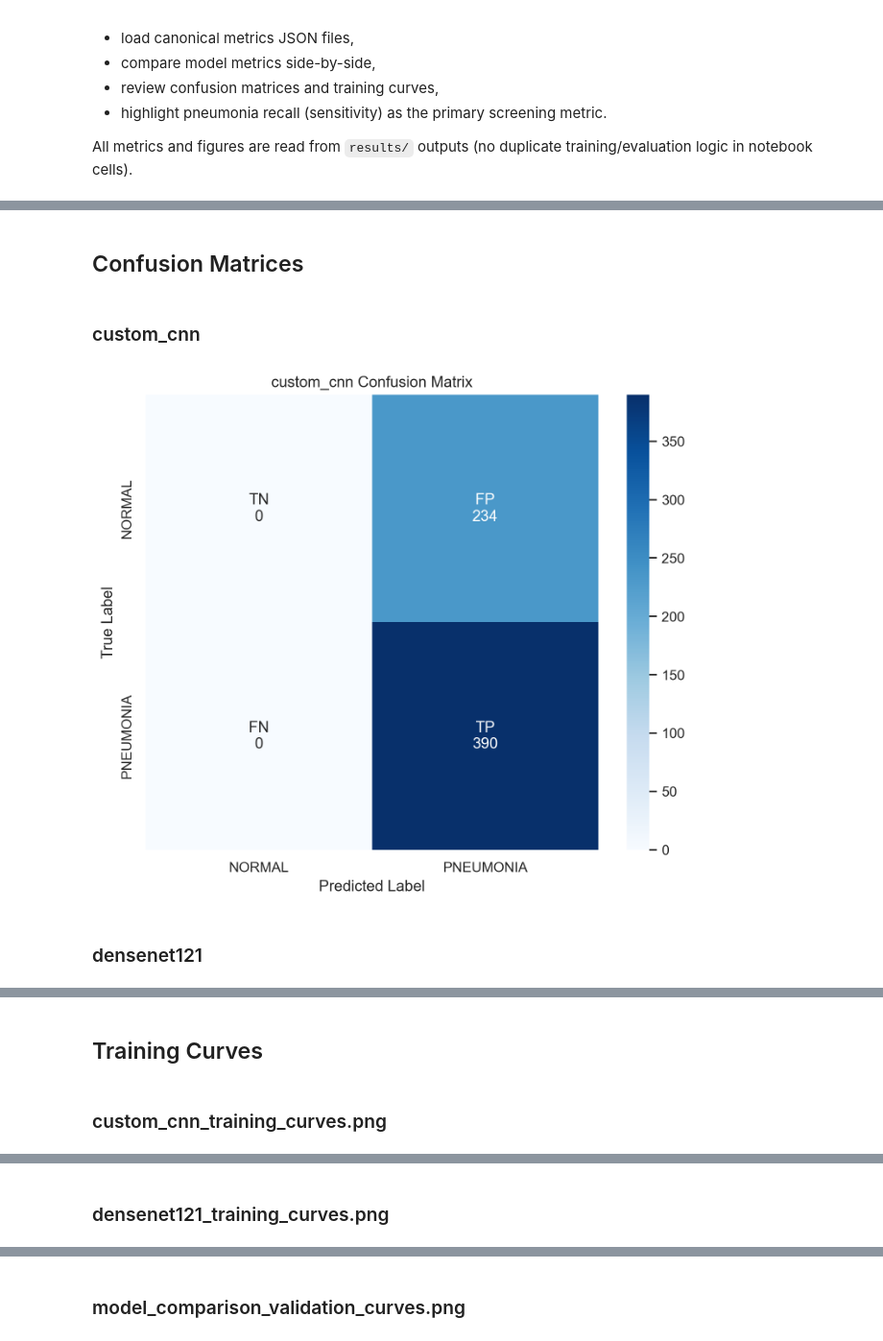
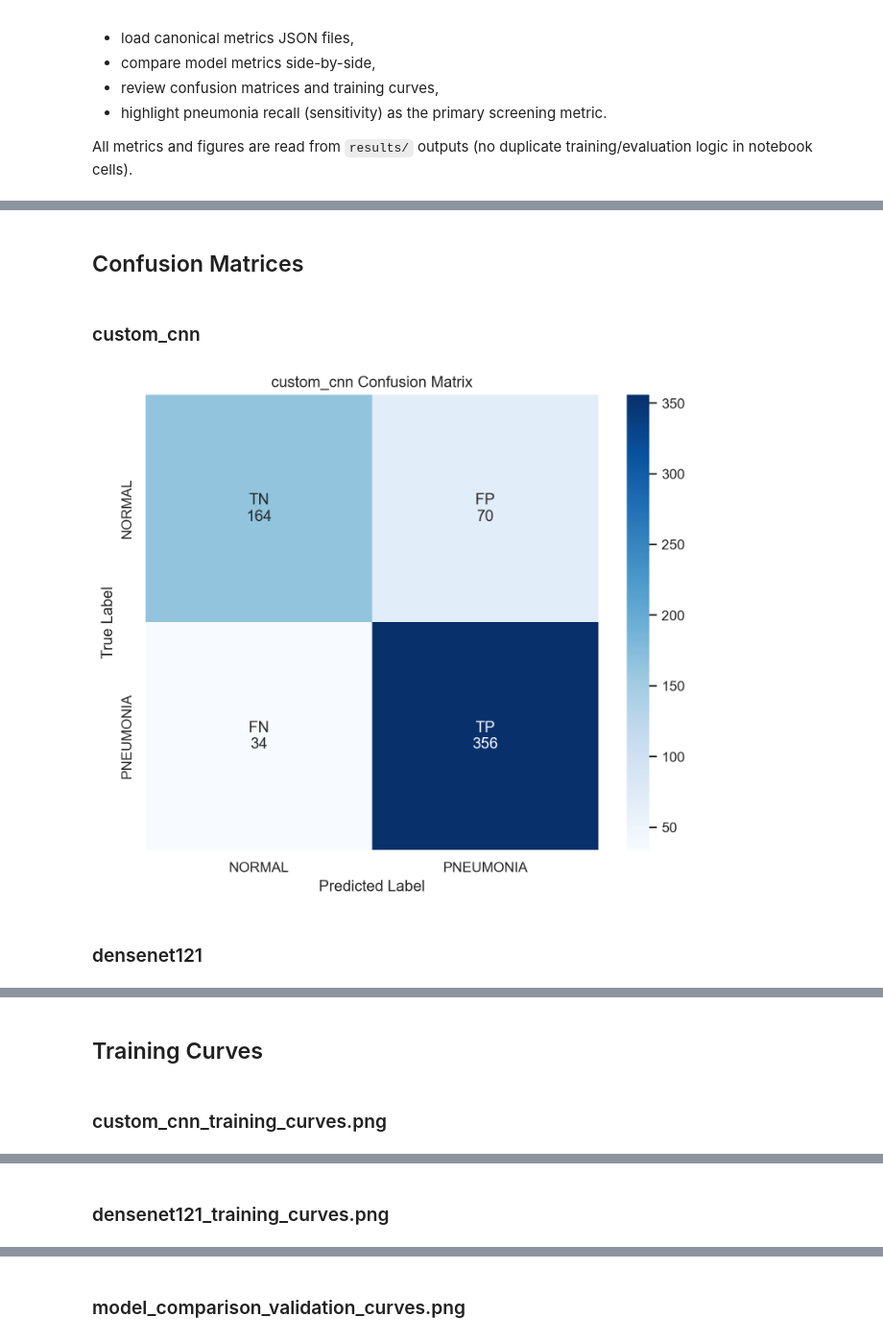
Before and after one commit to jenilkathrotia/CS-171-Chest-X-Ray-Medical-Diagnosis, a Jupyter notebook: notebooks/02_evaluation.executed.ipynb, the cells around one changed output, grey strips where cells are left out. Shown at 96% size. Drawn from its saved outputs; the diff is of its cells as text; code cells hidden in the pictures.

Commit message:
Part 3 rerun refresh with verified checkpoints from part-2
Updated for new weights:

```diff
--- a/notebooks/02_evaluation.executed.ipynb
+++ b/notebooks/02_evaluation.executed.ipynb
@@ -85,38 +136,49 @@ for _, row in comparison.iterrows():
 # %%
 display(Markdown("## Confusion Matrices"))
 for model_name in ["custom_cnn", "densenet121"]:
     img_path = CM_DIR / f"{model_name}_confusion_matrix.png"
     display(Markdown(f"### {model_name}"))
     if img_path.exists():
         display(Image(filename=str(img_path)))
     else:
         print("Missing:", img_path)
 
 display(Markdown("## Training Curves"))
 for img_name in [
     "custom_cnn_training_curves.png",
     "densenet121_training_curves.png",
     "model_comparison_validation_curves.png",
 ]:
     img_path = PLOTS_DIR / img_name
     display(Markdown(f"### {img_name}"))
     if img_path.exists():
         display(Image(filename=str(img_path)))
     else:
         print("Missing:", img_path)
 
 display(Markdown("## Interpretation Notes"))
-display(
-    Markdown(
-        "\n".join([
-            "- Both evaluated models show identical behavior in the current checkpoint set.",
-            "- Pneumonia recall is high (1.0), but NORMAL recall is 0.0, meaning all samples were predicted as PNEUMONIA.",
-            "- This operating point is unsuitable for balanced diagnostic performance and requires checkpoint provenance review and/or retraining calibration."
-        ])
-    )
-)
+
+best_idx = comparison["accuracy"].idxmax()
+best = comparison.iloc[best_idx]
+other = comparison.drop(index=best_idx).iloc[0]
+
+interpretation_lines = [
+    f"- **Best overall model:** `{best['model']}` with accuracy **{best['accuracy']:.4f}** "
+    f"and pneumonia recall **{best['recall_pneumonia']:.4f}**.",
+    f"- **Baseline model:** `{other['model']}` reaches accuracy **{other['accuracy']:.4f}** "
+    f"and pneumonia recall **{other['recall_pneumonia']:.4f}**.",
+    f"- NORMAL recall: best={best['recall_normal']:.4f}, other={other['recall_normal']:.4f}; "
+    "neither model is perfectly balanced, but both correctly identify most NORMAL cases.",
+    "- Clinical priority is pneumonia sensitivity (catching positive cases). "
+    f"`{best['model']}` is preferred for screening because its sensitivity is higher and "
+    "false-negative count is lower (see confusion matrices above).",
+    "- Metrics here are derived directly from `results/metrics/*.json`; "
+    "regenerate by re-running `src/evaluate.py` if checkpoints change.",
+]
+
+display(Markdown("\n".join(interpretation_lines)))
 # %% [output]
 ## Confusion Matrices
 ### custom_cnn
-[figure, old version]
+[figure, new version]
 ### densenet121
```
Also changed, not shown: parts of 3 cells of this notebook, 27 other files.
